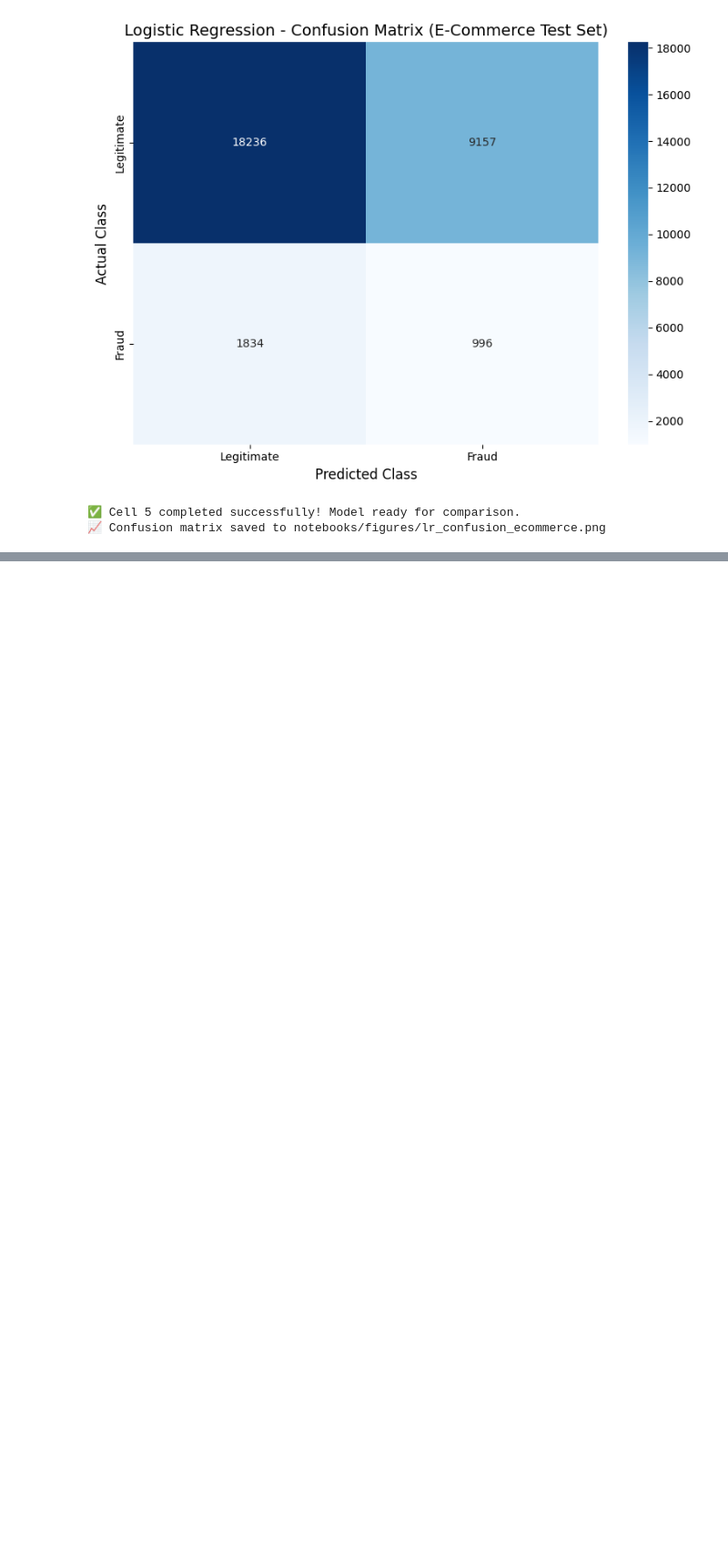
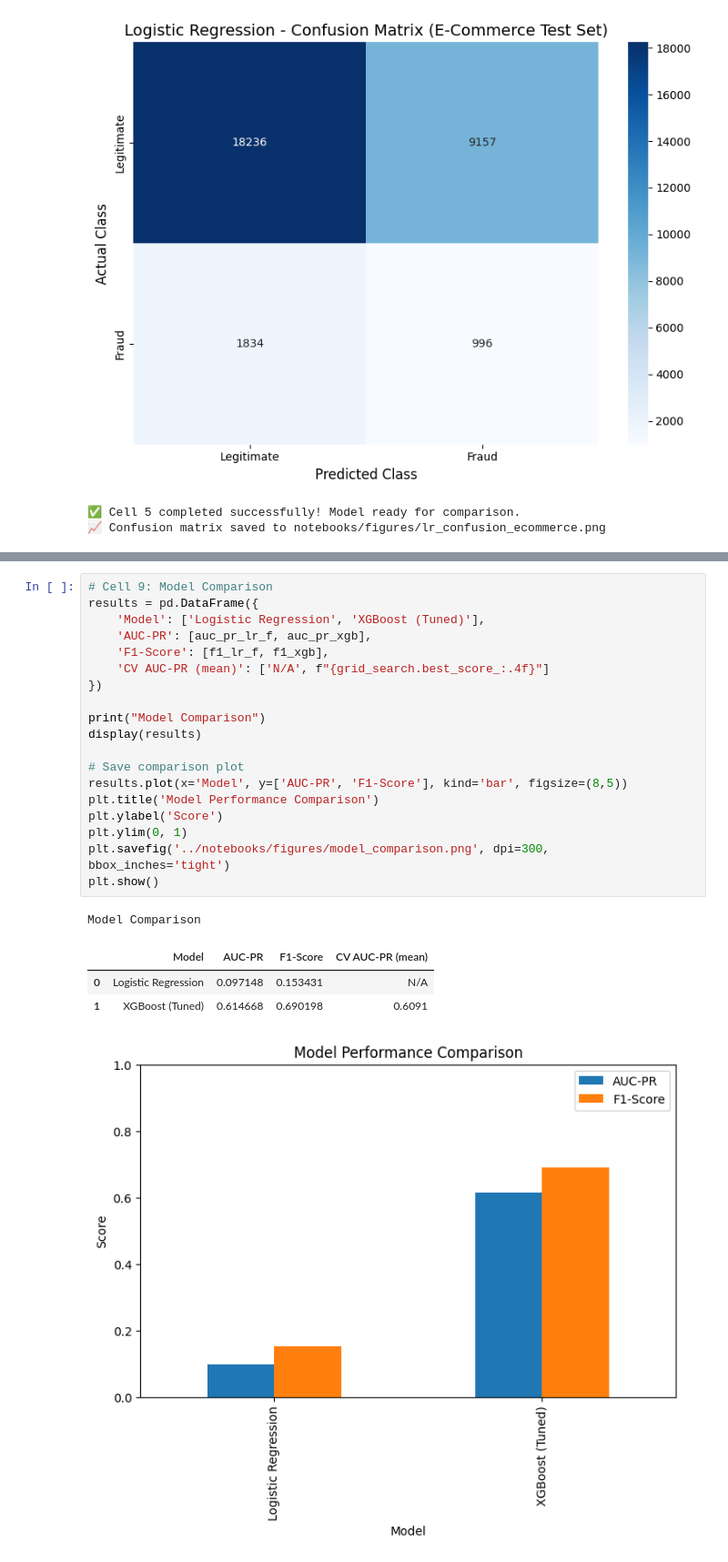
Before and after one commit to ruthasoll/Fraud-detection-week-5, a Jupyter notebook: notebooks/modeling.ipynb, the cells around one changed output, grey strips where cells are left out. Shown at 91% size. Drawn from its saved outputs; the diff is of its cells as text; blank space fills up the shorter version.

```diff
--- a/notebooks/modeling.ipynb
+++ b/notebooks/modeling.ipynb
@@ -178,0 +307,25 @@ weighted avg       0.83      0.64      0.71     30223
+# %%
+# Cell 9: Model Comparison
+results = pd.DataFrame({
+    'Model': ['Logistic Regression', 'XGBoost (Tuned)'],
+    'AUC-PR': [auc_pr_lr_f, auc_pr_xgb],
+    'F1-Score': [f1_lr_f, f1_xgb],
+    'CV AUC-PR (mean)': ['N/A', f"{grid_search.best_score_:.4f}"]
+})
+
+print("Model Comparison")
+display(results)
+
+# Save comparison plot
+results.plot(x='Model', y=['AUC-PR', 'F1-Score'], kind='bar', figsize=(8,5))
+plt.title('Model Performance Comparison')
+plt.ylabel('Score')
+plt.ylim(0, 1)
+plt.savefig('../notebooks/figures/model_comparison.png', dpi=300, bbox_inches='tight')
+plt.show()
+# %% [output]
+Model Comparison
+|  | Model | AUC-PR | F1-Score | CV AUC-PR (mean) |
+| 0 | Logistic Regression | 0.097148 | 0.153431 | N/A |
+| 1 | XGBoost (Tuned) | 0.614668 | 0.690198 | 0.6091 |
+[figure, added]
```
Also changed, not shown: parts of 4 cells of this notebook, 3 other files.
